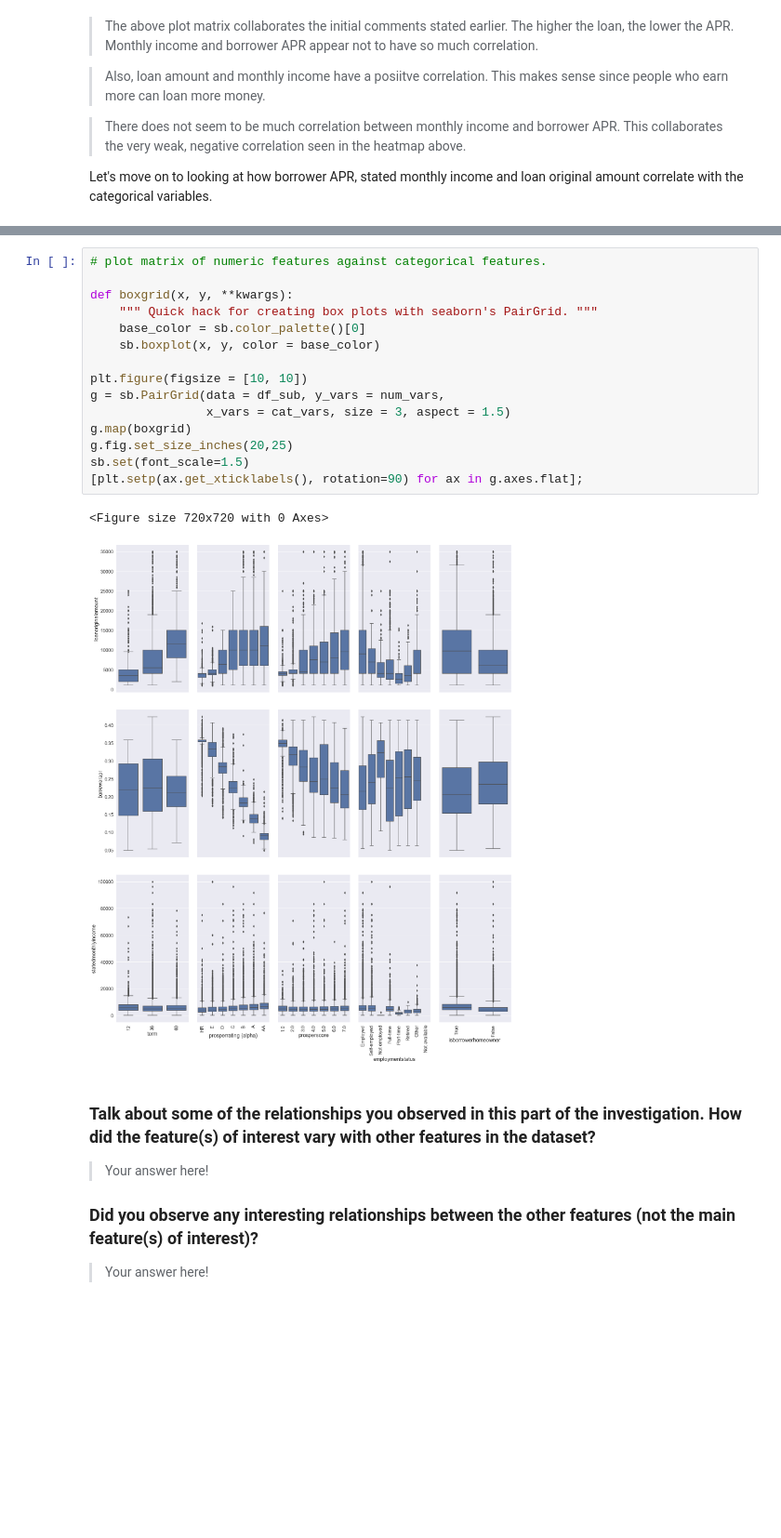
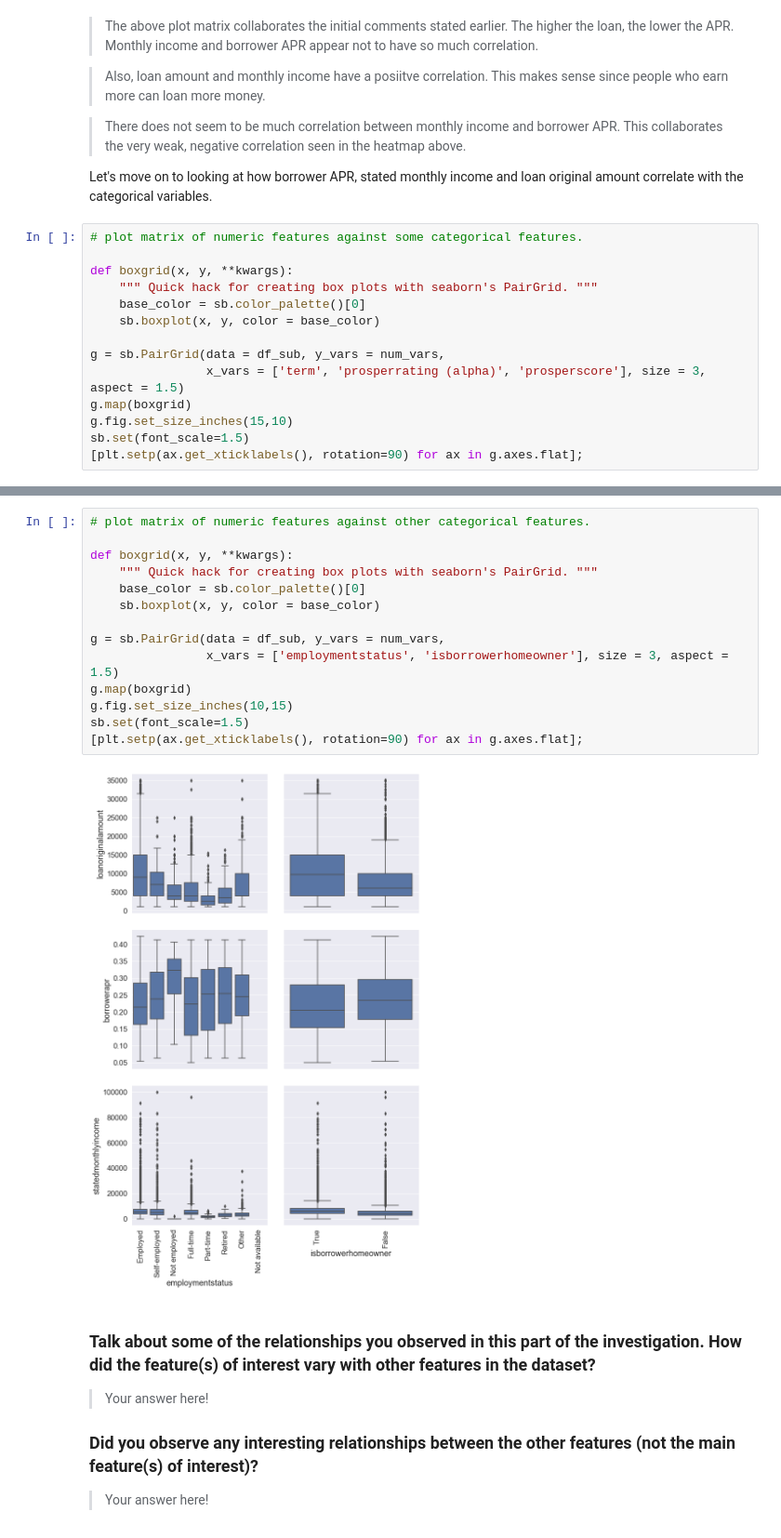
Before and after one commit to chukwume/prosperloandata, a Jupyter notebook: exploration_template.ipynb, the cells around one changed output, grey strips where cells are left out. Shown at 93% size. Saved outputs shown, nothing was run; the diff lists cells and outputs as text; blank space fills up the shorter version.

Commit message:
feat: Separate plot matrix of num vars vs cat vars to two matrices

```diff
--- a/exploration_template.ipynb
+++ b/exploration_template.ipynb
@@ -308,3 +308,17 @@ g.map_offdiag(sb.regplot, scatter_kws = {'alpha': 0.2});
 > There does not seem to be much correlation between monthly income and borrower APR. This collaborates the very weak, negative correlation seen in the heatmap above.
 
 Let's move on to looking at how borrower APR, stated monthly income and loan original amount correlate with the categorical variables.
+# %%
+# plot matrix of numeric features against some categorical features.
+
+def boxgrid(x, y, **kwargs):
+    """ Quick hack for creating box plots with seaborn's PairGrid. """
+    base_color = sb.color_palette()[0]
+    sb.boxplot(x, y, color = base_color)
+
+g = sb.PairGrid(data = df_sub, y_vars = num_vars,
+                x_vars = ['term', 'prosperrating (alpha)', 'prosperscore'], size = 3, aspect = 1.5)
+g.map(boxgrid)
+g.fig.set_size_inches(15,10)
+sb.set(font_scale=1.5)
+[plt.setp(ax.get_xticklabels(), rotation=90) for ax in g.axes.flat];
@@ -311,21 +327,19 @@ Let's move on to looking at how borrower APR, stated monthly income and loan ori
 # %%
-# plot matrix of numeric features against categorical features.
+# plot matrix of numeric features against other categorical features.
 
 def boxgrid(x, y, **kwargs):
     """ Quick hack for creating box plots with seaborn's PairGrid. """
     base_color = sb.color_palette()[0]
     sb.boxplot(x, y, color = base_color)
 
-plt.figure(figsize = [10, 10])
 g = sb.PairGrid(data = df_sub, y_vars = num_vars,
-                x_vars = cat_vars, size = 3, aspect = 1.5)
+                x_vars = ['employmentstatus', 'isborrowerhomeowner'], size = 3, aspect = 1.5)
 g.map(boxgrid)
-g.fig.set_size_inches(20,25)
+g.fig.set_size_inches(10,15)
 sb.set(font_scale=1.5)
 [plt.setp(ax.get_xticklabels(), rotation=90) for ax in g.axes.flat];
 # %% [output]
-<Figure size 720x720 with 0 Axes>
-[figure, old version]
+[figure, new version]
 # %% [markdown]
 ### Talk about some of the relationships you observed in this part of the investigation. How did the feature(s) of interest vary with other features in the dataset?
 
```
Also changed, not shown: parts of 1 cell of this notebook.
